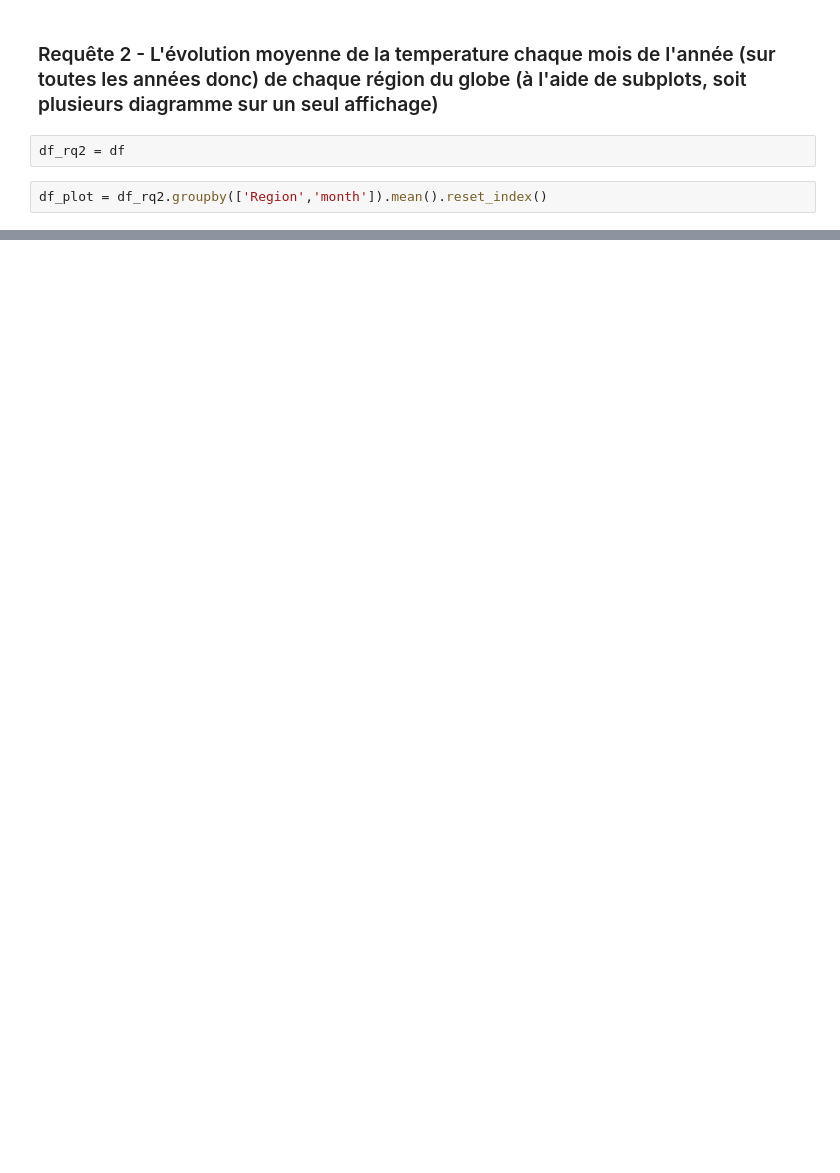
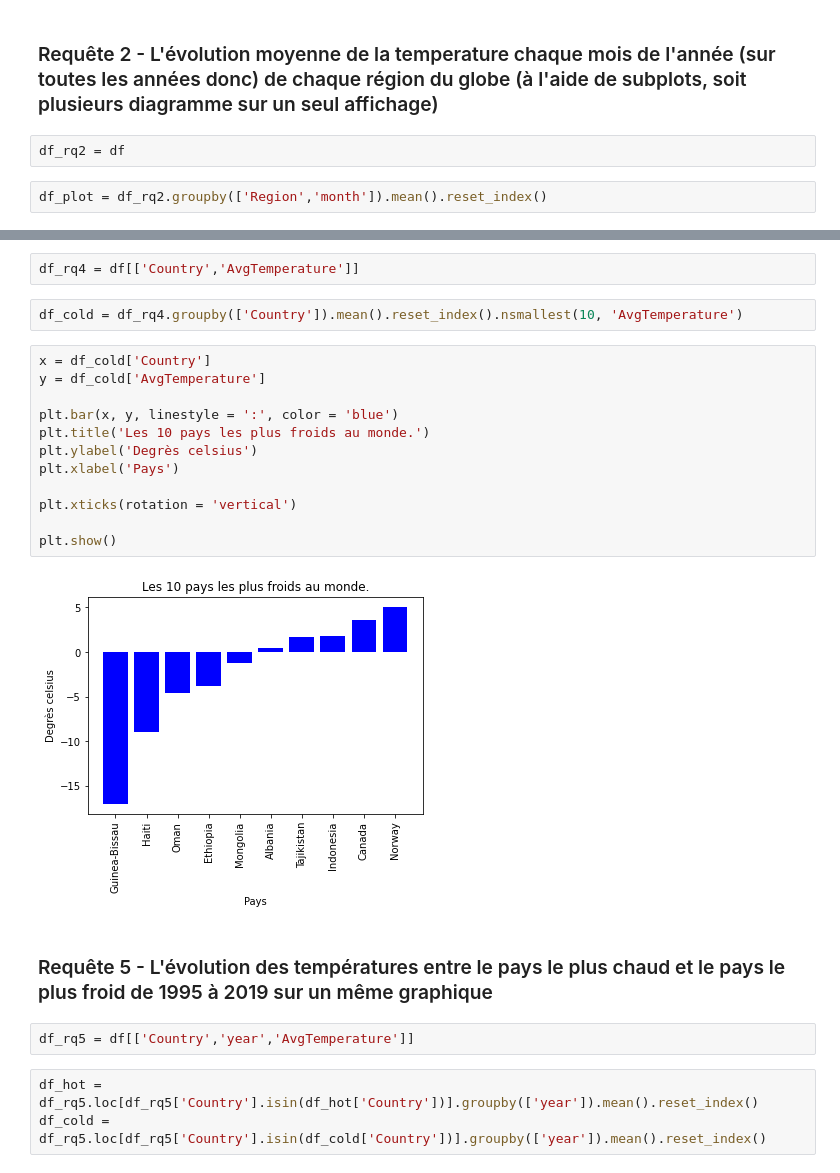
Before and after one commit to Orkaelle/climatologie, a Jupyter notebook: climatologie.ipynb, the cells around one changed output, grey strips where cells are left out. Saved outputs shown, nothing was run; the diff lists cells and outputs as text; blank space fills up the shorter version.

```diff
--- a/climatologie.ipynb
+++ b/climatologie.ipynb
@@ -122,0 +136,25 @@ plt.show()
+# %%
+df_rq4 = df[['Country','AvgTemperature']]
+# %%
+df_cold = df_rq4.groupby(['Country']).mean().reset_index().nsmallest(10, 'AvgTemperature')
+# %%
+x = df_cold['Country']
+y = df_cold['AvgTemperature']
+
+plt.bar(x, y, linestyle = ':', color = 'blue')
+plt.title('Les 10 pays les plus froids au monde.')
+plt.ylabel('Degrès celsius')
+plt.xlabel('Pays')
+
+plt.xticks(rotation = 'vertical')
+
+plt.show()
+# %% [output]
+[figure, added]
+# %% [markdown]
+### Requête 5 - L'évolution des températures entre le pays le plus chaud et le pays le plus froid de 1995 à 2019 sur un même graphique
+# %%
+df_rq5 = df[['Country','year','AvgTemperature']]
+# %%
+df_hot = df_rq5.loc[df_rq5['Country'].isin(df_hot['Country'])].groupby(['year']).mean().reset_index()
+df_cold = df_rq5.loc[df_rq5['Country'].isin(df_cold['Country'])].groupby(['year']).mean().reset_index()
```
Also changed, not shown: parts of 16 cells of this notebook.
